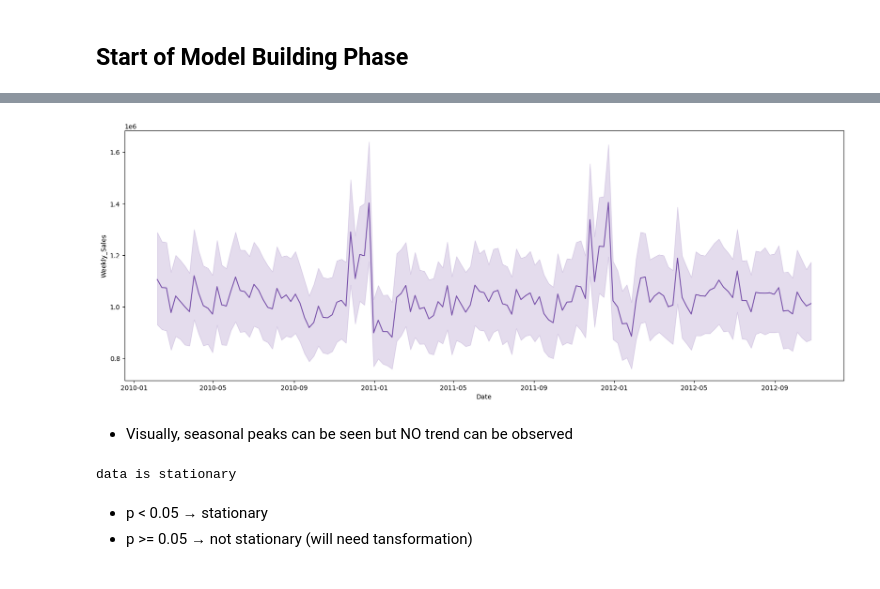
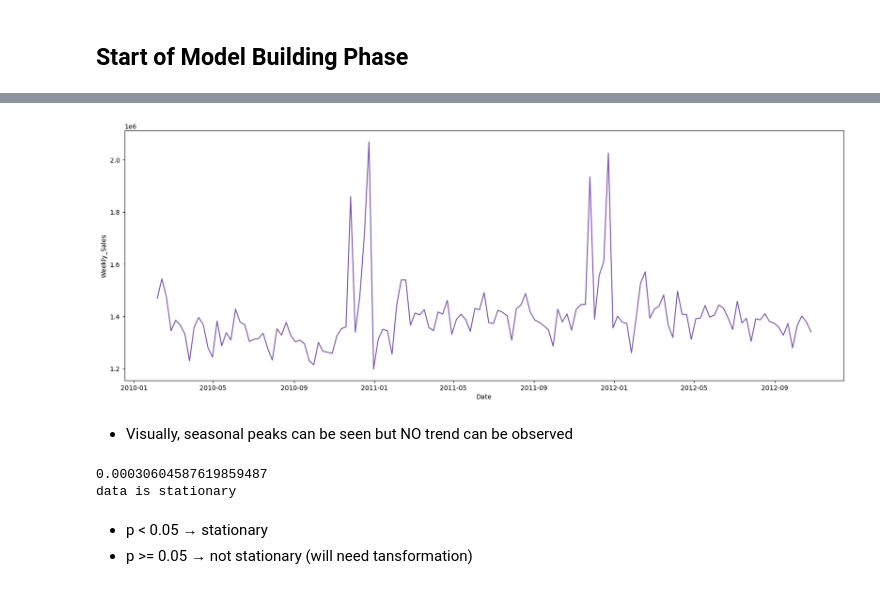
Before and after one commit to RehanShaikh-ai/walmart-weekly-forecast, a Jupyter notebook: walmart_sales.ipynb, the cells around one changed output, grey strips where cells are left out. Saved outputs shown, nothing was run; the diff lists cells and outputs as text; code cells hidden in the pictures.

```diff
--- a/walmart_sales.ipynb
+++ b/walmart_sales.ipynb
@@ -209,0 +214,3 @@ Difference between the Total Sales of THE BEST and THE WORST is:  243875002.96
+# %%
+df31 = df[df['Store'] == 31]
+df31
@@ -210,19 +231,22 @@ Difference between the Total Sales of THE BEST and THE WORST is:  243875002.96
 # %%
 plt.figure(figsize=(20,7))
-sns.lineplot(data=df, x='Date', y='Weekly_Sales', color='#7851a9')
+sns.lineplot(data=df31, x='Date', y='Weekly_Sales', color='#7851a9')
 plt.show()
 # %% [output]
-[figure, old version]
+[figure, new version]
 # %% [markdown]
 - Visually,  seasonal peaks can be seen but NO trend can be observed
 # %%
 from statsmodels.tsa.stattools import adfuller
-p = adfuller(df['Weekly_Sales'].dropna())
+p = adfuller(df31['Weekly_Sales'].dropna())
 if p[1] >= 0.05:
+    print(p[1])
     print('non-stationary')
 else:
+    print(p[1])
     print('data is stationary')
 # %% [output]
+0.00030604587619859487
 data is stationary
 # %% [markdown]
 - p < 0.05 → stationary
```
Also changed, not shown: parts of 19 cells of this notebook, 1 other file.
